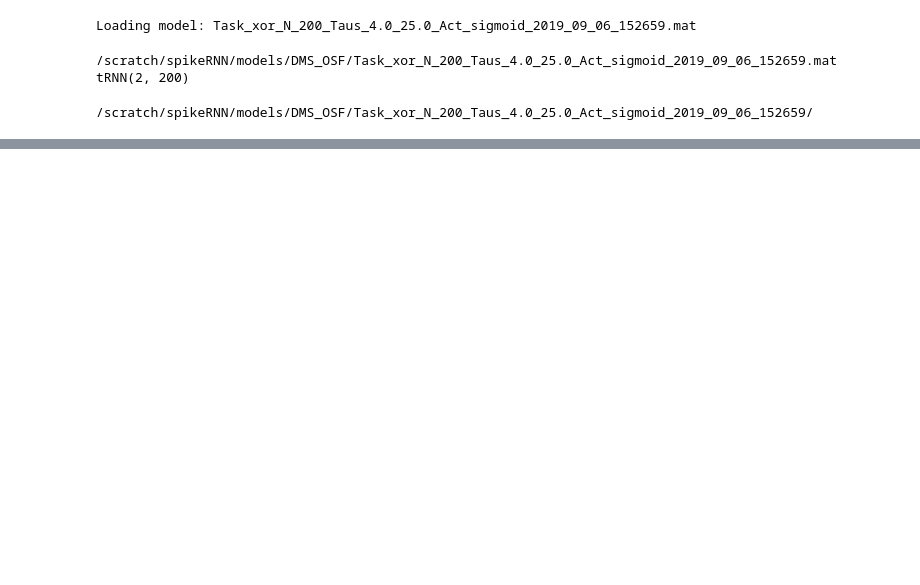
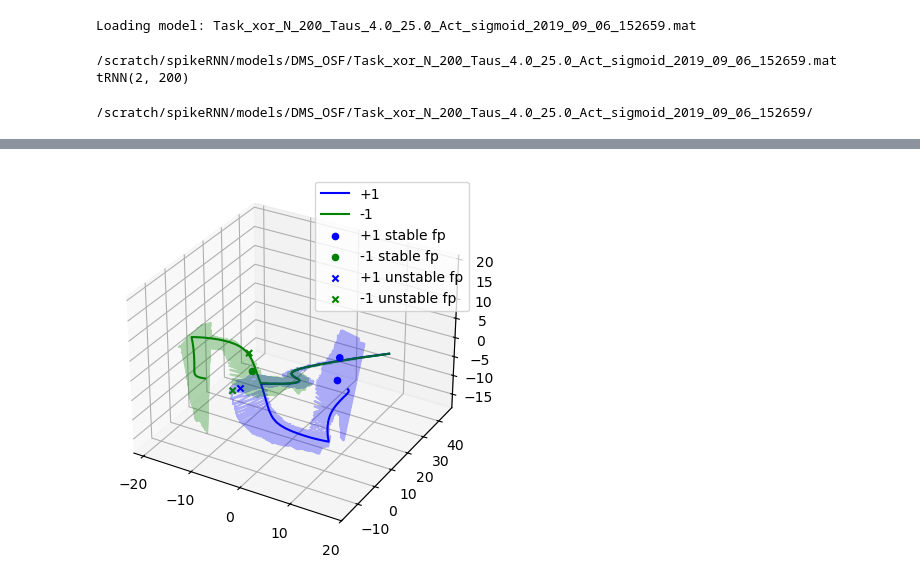
Before and after one commit to renee-tung/spikeRNN, a Jupyter notebook: analysis_code/trajectory/model_fixed_point_v1.ipynb, the cells around one changed output, grey strips where cells are left out. Drawn from its saved outputs; the diff is of its cells as text; code cells hidden in the pictures; blank space fills up the shorter version.

Commit message:
fixed point plotting

```diff
--- a/analysis_code/trajectory/model_fixed_point_v1.ipynb
+++ b/analysis_code/trajectory/model_fixed_point_v1.ipynb
@@ -211,4 +177,0 @@ Weight Matrix, W
-# %%
-importlib.reload(lrm)
-model = lrm.load_RNN_model(model_path)
-model
@@ -218,0 +198,3 @@ model
+# %%
+xx_trials_thrudelay = xx_trials[:,:stim_on+stim_dur+delay,:] # nTrials x nTimes x nNeurons
+pos_fp_dict = fp_dict
@@ -218,0 +261,5 @@ model
+# %%
+xx_trials_thrudelay = xx_trials[:,:stim_on+stim_dur+delay,:] # nTrials x nTimes x nNeurons
+neg_fp_dict = fp_dict
+
+print(xx_trials_thrudelay.shape)
@@ -218,0 +290,8 @@ model
+# %%
+# do pca
+from sklearn.decomposition import PCA
+pca = PCA(n_components=3)
+pca.fit(xx_concatenated)
+xx_pca = pca.transform(xx_concatenated)
+
+xx_pca.shape
@@ -218,0 +327,35 @@ model
+# %%
+# plot 3d pca
+
+fig = plt.figure()
+ax = fig.add_subplot(111, projection='3d')
+ax.plot(xx_pca_pos_mean[:,0],xx_pca_pos_mean[:,1],xx_pca_pos_mean[:,2],'b', label='+1')
+ax.plot(xx_pca_neg_mean[:,0],xx_pca_neg_mean[:,1],xx_pca_neg_mean[:,2],'g', label= '-1')
+
+# plot random sample from each
+n_samples = 5
+pos_samp_idx = np.random.randint(xx_pca_pos.shape[0],size=n_samples)
+ax.plot(xx_pca_pos[pos_samp_idx,:,0].T,
+        xx_pca_pos[pos_samp_idx,:,1].T,
+        xx_pca_pos[pos_samp_idx,:,2].T,'b', alpha=0.3)
+neg_samp_idx = np.random.randint(xx_pca_neg.shape[0],size=n_samples)
+ax.plot(xx_pca_neg[neg_samp_idx,:,0].T,
+        xx_pca_neg[neg_samp_idx,:,1].T,
+        xx_pca_neg[neg_samp_idx,:,2].T,'g', alpha=0.3)
+
+shapes = ['o','x']
+label = ['stable','unstable']
+for stability in [0,1]:
+    ax.scatter(pos_fixedpt_pca[pos_fp_dict['is_stable']==stability,0],
+            pos_fixedpt_pca[pos_fp_dict['is_stable']==stability,1],
+            pos_fixedpt_pca[pos_fp_dict['is_stable']==stability,2],
+            color='b',marker=shapes[stability], label=f'+1 {label[stability]} fp', alpha=1)
+    ax.scatter(neg_fixedpt_pca[neg_fp_dict['is_stable']==stability,0],
+            neg_fixedpt_pca[neg_fp_dict['is_stable']==stability,1],
+            neg_fixedpt_pca[neg_fp_dict['is_stable']==stability,2],
+            color='g',marker=shapes[stability], label=f'-1 {label[stability]} fp', alpha=1)
+
+plt.legend()
+plt.show()
+# %% [output]
+[figure, added]
```
Also changed, not shown: parts of 29 cells of this notebook, 4 other files.
